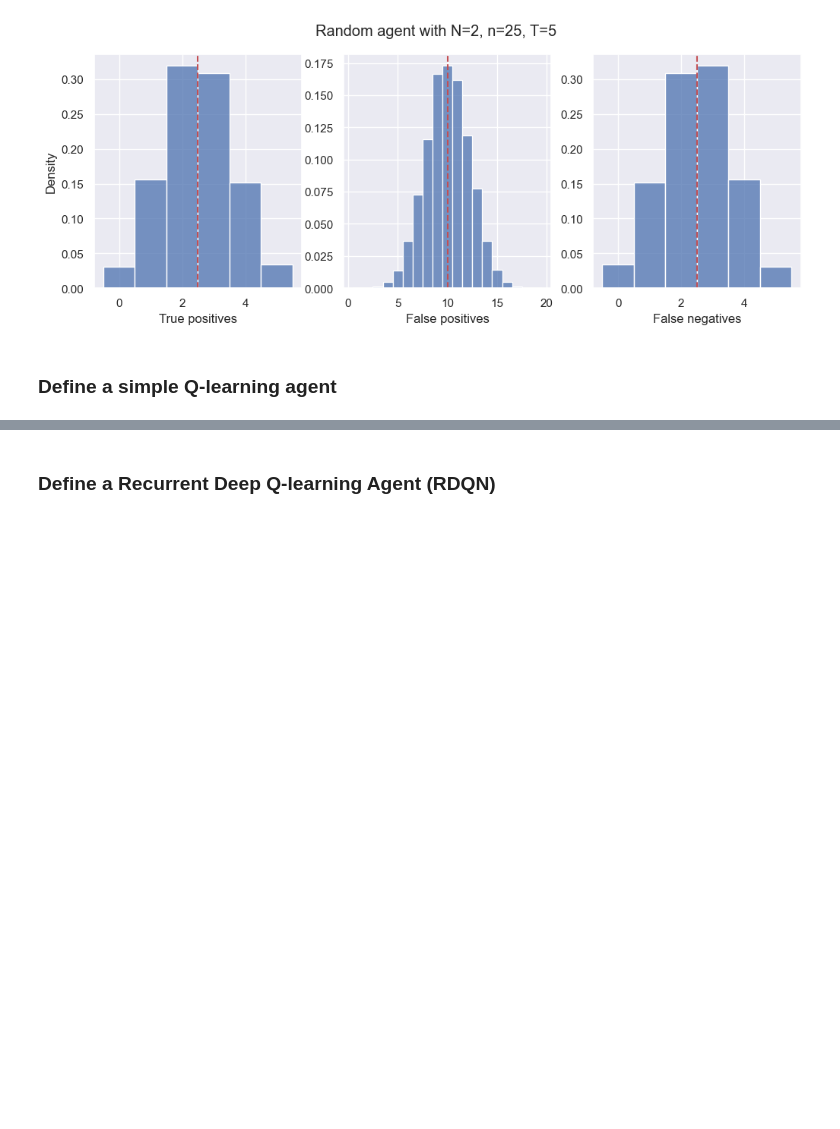
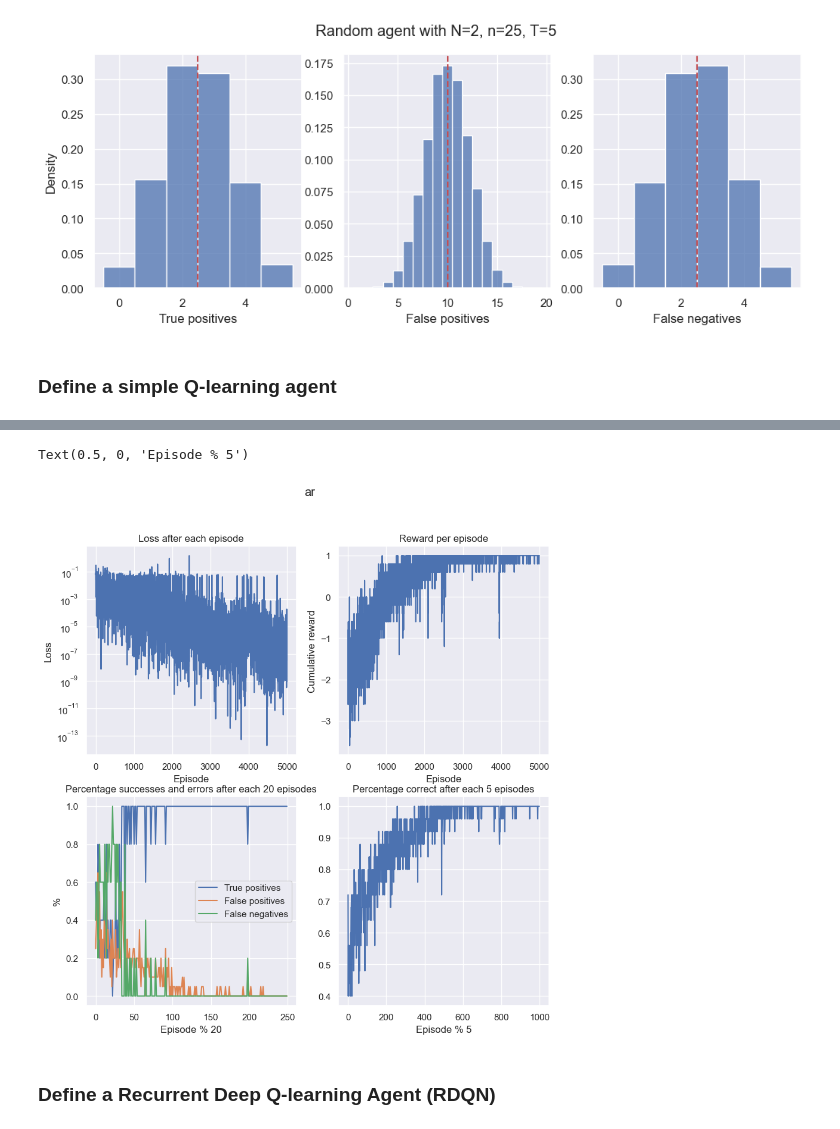
Before and after one commit to bobasaurusrex/NMA-group1, a Jupyter notebook: NMA_Project_Group_1.ipynb, the cells around one changed output, grey strips where cells are left out. Drawn from its saved outputs; the diff is of its cells as text; code cells hidden in the pictures; blank space fills up the shorter version.

Commit message:
MLP graph outputs

```diff
--- a/NMA_Project_Group_1.ipynb
+++ b/NMA_Project_Group_1.ipynb
@@ -433,8 +447,12 @@ class QLearningAgent():
 # %%
 # Test Q-learning agent
-                                              #(TP, TN, FP, FN)
-env = NBack(num_obs=5, num_targets=5, rewards=(1/5, 0, -1/25, -1/25))
+
+num_obs = 5
+num_targets = 5
+rewards = (1/5, 0, -1/5, -1/5) #(TP, TN, FP, FN)
+
+env = NBack(num_obs=num_obs, num_targets=num_targets, rewards=rewards)
 # env = gym.make("CartPole-v1")
 
 agent = QLearningAgent(env, lr = 0.001)
-loss, rewards, eps = agent.train(5000)
+loss, rewards, tps, fps, fns, correct, eps = agent.train(5000)
@@ -458,3 +459,43 @@ fig.show()
+# %%
+fig = plt.figure(figsize=(10, 10))
+fig.suptitle("ar")
+
+# Loss
+plt.subplot(2, 2, 1)
+plt.plot(loss[::25], '-')
+plt.title("Loss after each episode")
+plt.yscale("log")
+plt.ylabel("Loss")
+plt.xlabel("Episode")
+
+# Reward
+plt.subplot(2, 2, 2)
+plt.plot(rewards, '-')
+plt.title("Reward per episode")
+plt.ylabel("Cumulative reward")
+plt.xlabel("Episode")
+
+# TPs, FPs, FNs
+step = 20
+plt.subplot(2, 2, 3)
+plt.plot(tps[::step])
+plt.plot(fps[::step])
+plt.plot(fns[::step])
+plt.title(f"Percentage successes and errors after each {step} episodes")
+plt.legend(["True positives", "False positives", "False negatives"])
+plt.ylabel("%")
+plt.xlabel(f"Episode % {step}")
+fig.show()
+
+# Percentage correct
+step = 5
+plt.subplot(2, 2, 4)
+plt.plot(correct[::step])
+plt.title(f"Percentage correct after each {step} episodes")
+plt.xlabel(f"Episode % {step}")
+# %% [output]
+Text(0.5, 0, 'Episode % 5')
+[figure, added]
 # %% [markdown]
 ### Define a Recurrent Deep Q-learning Agent (RDQN)
 # %% [markdown]
```
Also changed, not shown: parts of 2 cells of this notebook.
